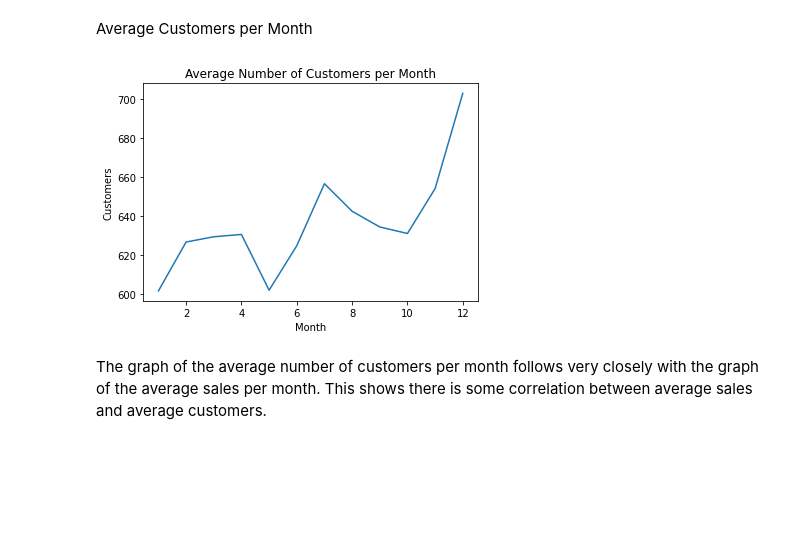
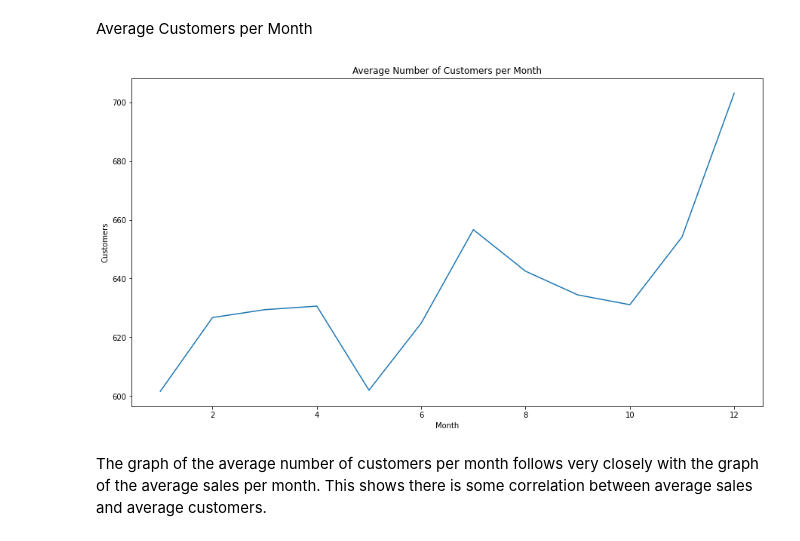
Before and after one commit to teddyk251/pharma_sales_prediction, a Jupyter notebook: notebooks/EDA.ipynb, the cells around one changed output. Cells and saved outputs as stored; diff of their text form; code cells hidden in the pictures; blank space fills up the shorter version.

```diff
--- a/notebooks/EDA.ipynb
+++ b/notebooks/EDA.ipynb
@@ -402,13 +399,13 @@ From the above plot we can see a very steep increase in sales towards the end of
 Average Customers per Month
 # %%
 index_by_month = merged_train_df.index.month
-ax = merged_train_df.groupby(index_by_month)['Customers'].mean().plot()
+ax = merged_train_df.groupby(index_by_month)['Customers'].mean().plot(figsize=(15,8))
 ax.set_title("Average Number of Customers per Month")
 ax.set_xlabel("Month")
 ax.set_ylabel("Customers")
 plt.show()
 # %% [output]
-[figure, old version]
+[figure, new version]
 # %% [markdown]
 The graph of the average number of customers per month follows very closely with the graph of the average sales per month. This shows there is some correlation between average sales and average customers.
 # %%
```
Also changed, not shown: parts of 11 cells of this notebook, 3 other files.
